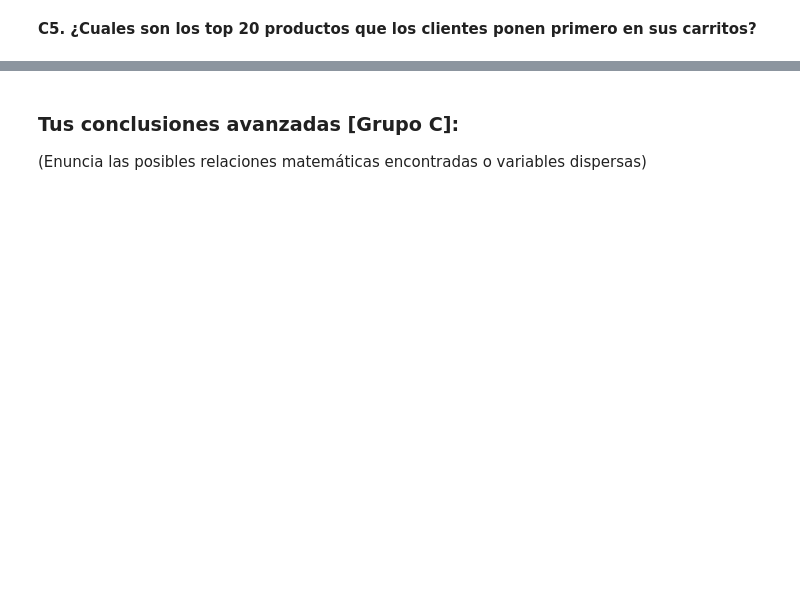
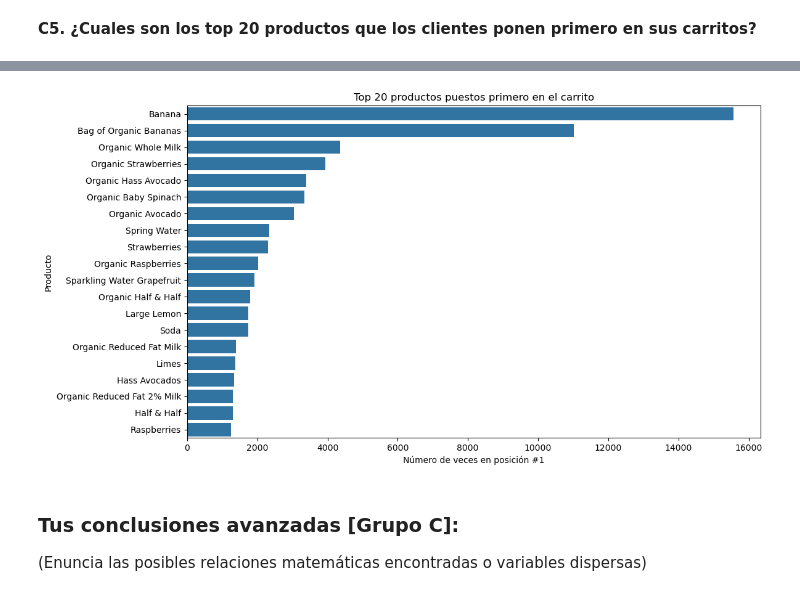
Before and after one commit to gbberru/ds-week-2, a Jupyter notebook: taller_3_Gustavo_Berru.ipynb, the cells around one changed output, grey strips where cells are left out. Saved outputs shown, nothing was run; the diff lists cells and outputs as text; code cells hidden in the pictures; blank space fills up the shorter version.

```diff
--- a/taller_3_Gustavo_Berru.ipynb
+++ b/taller_3_Gustavo_Berru.ipynb
@@ -1532,2 +1656,19 @@ Para los 20 productos más frecuentemente agregados en la posición #1 del carri
 # %% [markdown]
 **C5. ¿Cuales son los top 20 productos que los clientes ponen primero en sus carritos?**
+# %%
+# Top 20 productos que aparecen primero en el carrito
+c5_top_first = (
+    obt[obt["add_to_cart_order"] == 1]
+    .groupby(["product_id", "product_name"])
+    .agg(
+        veces_primero=("order_id", "size"),
+        propor_recompra=("reordered", "mean")
+    )
+    .reset_index()
+    .sort_values(["veces_primero", "propor_recompra"], ascending=[False, False])
+    .head(20)
+)
+
+c5_top_first["propor_recompra"] = c5_top_first["propor_recompra"].round(4)
+
+display(c5_top_first)
@@ -1534,3 +1693,12 @@ Para los 20 productos más frecuentemente agregados en la posición #1 del carri
+# %%
+plt.figure(figsize=(12,7))
+sns.barplot(data=c5_top_first, y="product_name", x="veces_primero")
+plt.title("Top 20 productos puestos primero en el carrito")
+plt.xlabel("Número de veces en posición #1")
+plt.ylabel("Producto")
+plt.show()
+# %% [output]
+[figure, added]
 # %% [markdown]
 ### Tus conclusiones avanzadas [Grupo C]:
 (Enuncia las posibles relaciones matemáticas encontradas o variables dispersas)
```
Also changed, not shown: parts of 7 cells of this notebook.
